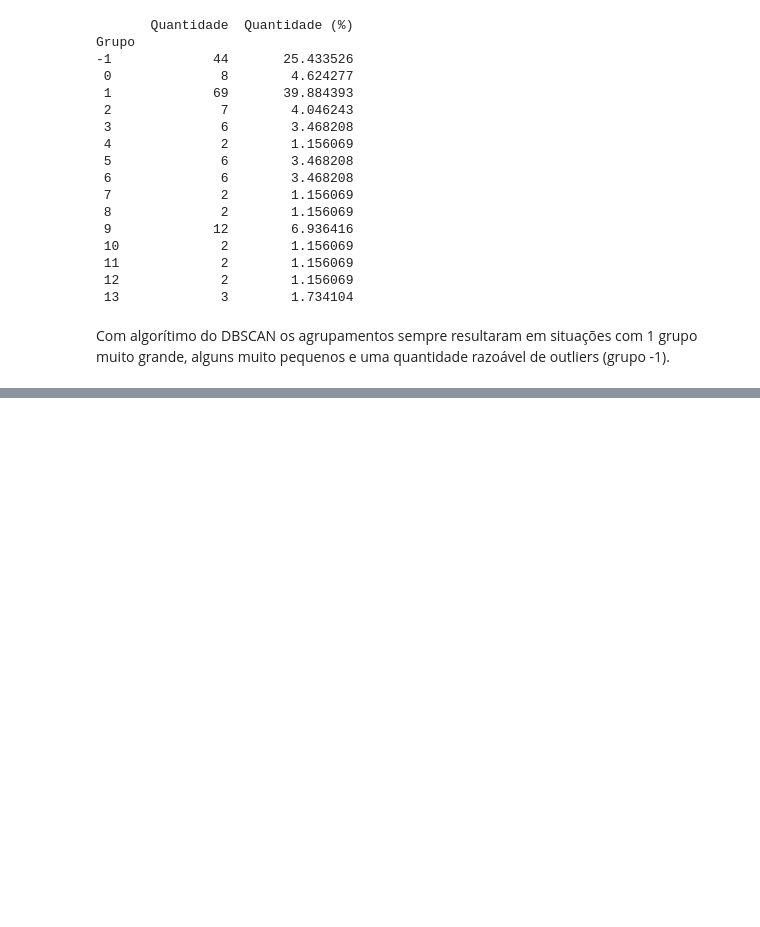
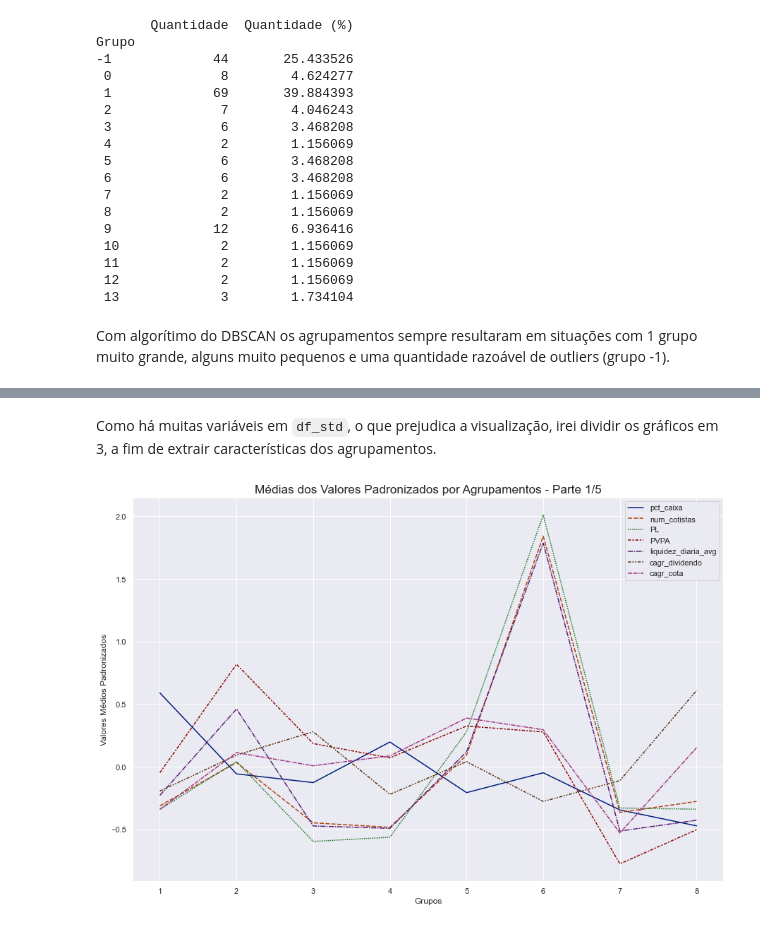
Before and after one commit to osouzadaniel/FII_Clustering, a Jupyter notebook: clustering.ipynb, the cells around one changed output, grey strips where cells are left out. Saved outputs shown, nothing was run; the diff lists cells and outputs as text; code cells hidden in the pictures; blank space fills up the shorter version.

Commit message:
feat: Analyze Features for One of the Selected Clusters

```diff
--- a/clustering.ipynb
+++ b/clustering.ipynb
@@ -450,7 +453,7 @@ Grupo
 # %% [markdown]
 #### 5.1.6. Vizinho Mais Longe com Similaridade de Correlação
 # %%
-cluster_test = linkage(df_clus, method = 'complete', metric = 'correlation')
-c_temp = cluster_test
+cluster_comp_corr = linkage(df_clus, method = 'complete', metric = 'correlation')
+c_temp = cluster_comp_corr
 # %%
 limit_distance = 1.4
@@ -463,6 +466,7 @@ plt.show()
 Há uma boa separação de grupos, mais ou menos homogênios em quantidade de ativos.
 # %%
 cluster_composition_h(c_temp, limit_distance)
+grupos_complete_corr = fcluster(c_temp, limit_distance, criterion = 'distance')
 # %% [output]
        Quantidade  Quantidade (%)
 Grupo
@@ -552,0 +590,2 @@ Com algorítimo do DBSCAN os agrupamentos sempre resultaram em situações com 1
+# %%
+df.set_index('ticker', inplace = True)
@@ -552,0 +619,7 @@ Com algorítimo do DBSCAN os agrupamentos sempre resultaram em situações com 1
+# %%
+df_std_ml = df_std.copy()
+df_dum_ml = df_dummies.copy()
+df_std_ml['cluster'] = grupos_complete_corr
+df_dum_ml['cluster'] = grupos_complete_corr
+
+df_std_ml.head()
@@ -552,0 +634,23 @@ Com algorítimo do DBSCAN os agrupamentos sempre resultaram em situações com 1
+# %% [markdown]
+Como há muitas variáveis em `df_std`, o que prejudica a visualização, irei dividir os gráficos em 3, a fim de extrair características dos agrupamentos.
+# %%
+stats_ml = df_std_ml.groupby('cluster').mean()
+
+intervalo = range(7)
+parte = 1
+
+def plot_std_by_cluster(df, parte):
+    fig = plt.figure(figsize=(15,10))
+
+    sns.lineplot(data = df)
+
+    plt.title(f"Médias dos Valores Padronizados por Agrupamentos - Parte {parte}/5", size='x-large')
+    plt.xlabel("Grupos")
+    plt.ylabel("Valores Médios Padronizados")
+
+    return fig
+
+plot_std_by_cluster(stats_ml.iloc[:,intervalo], parte)
+plt.show()
+# %% [output]
+[figure, added]
```
Also changed, not shown: parts of 20 cells of this notebook, 1 other file.
